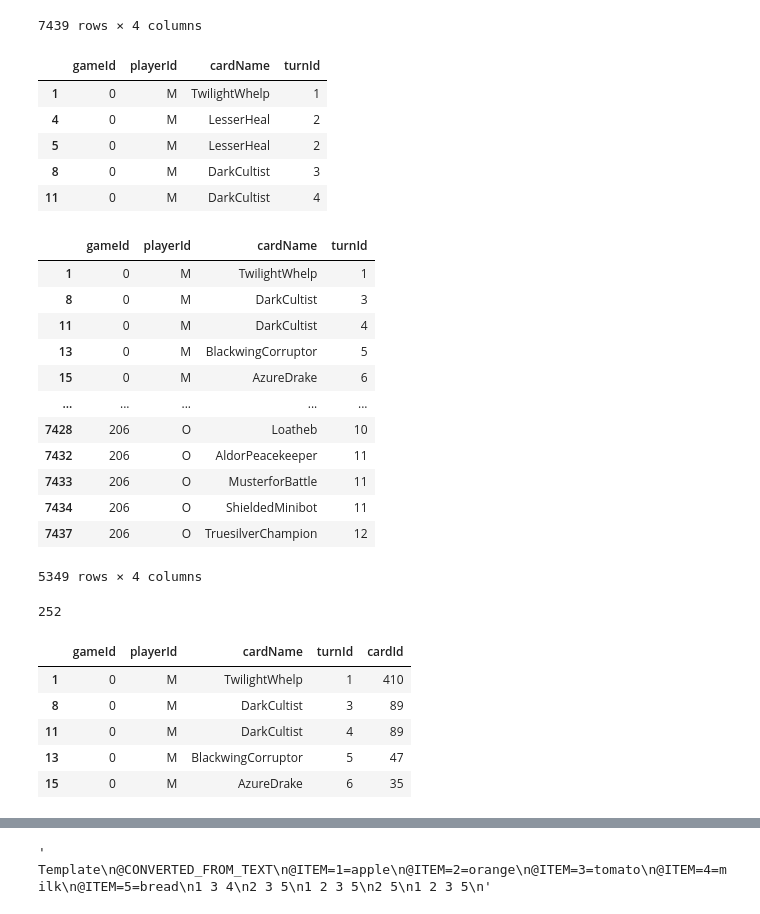
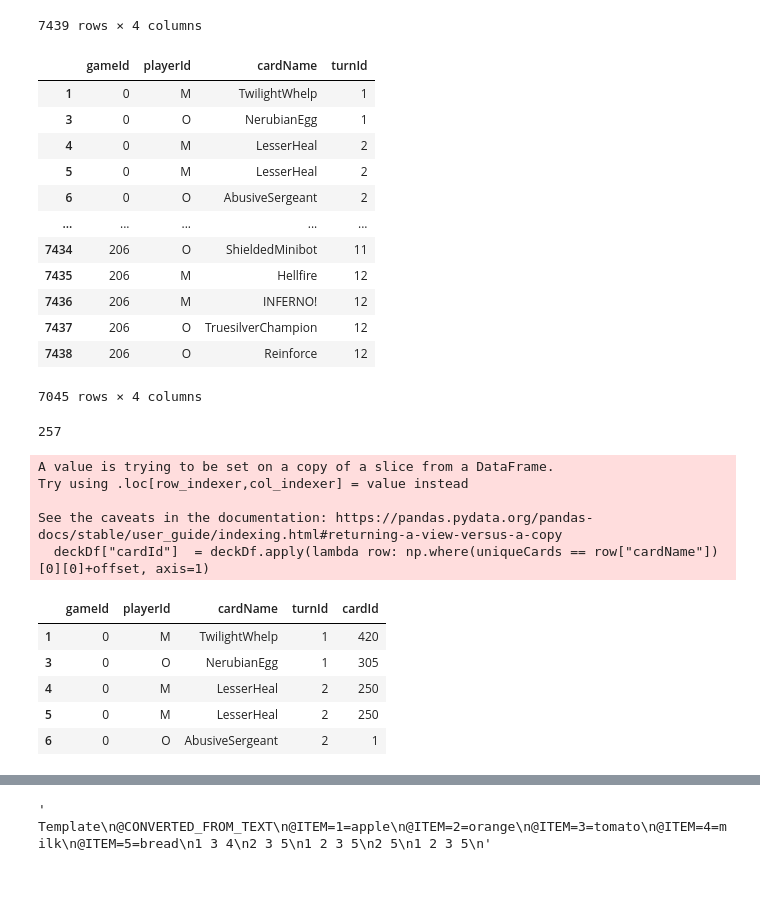
Before and after one commit to Siriusval/artificial_intelligence_tp, a Jupyter notebook: TP2_HS/TP2_HS_data.ipynb, the cells around one changed output, grey strips where cells are left out. Cells and saved outputs as stored; diff of their text form; code cells hidden in the pictures; blank space fills up the shorter version.

```diff
--- a/TP2_HS/TP2_HS_data.ipynb
+++ b/TP2_HS/TP2_HS_data.ipynb
@@ -95,3 +115,7 @@ uniqueCards[:10]
 array(['TwilightWhelp', 'NerubianEgg', 'LesserHeal', 'AbusiveSergeant',
        'MortalCoil', 'DarkCultist', 'PowerOverwhelming', 'LifeTap',
        'ImpGangBoss', 'BlackwingCorruptor'], dtype=object)
+# %%
+# Sort alphabetically
+uniqueCards.sort()
+uniqueCards[:10]
@@ -102,5 +149,0 @@ uniqueCards.size
-# %%
-# Exclude champions power
-powers = ["ArmorUp!","DaggerMastery","Fireblast","LesserHeal","LifeTap","Reinforce","Shapeshift","SteadyShot","TotemicCall"]
-uniqueCards = np.setdiff1d(uniqueCards,powers)
-uniqueCards[:10]
@@ -188,49 +230,46 @@ deckDf
 | 7437 | 206 | O | TruesilverChampion | 12 |
 | 7438 | 206 | O | Reinforce | 12 |
 7439 rows × 4 columns
-# %%
-# Sort to get deck 1 then 2, then 3...
-deckDf = deckDf.sort_values(by=['gameId', 'playerId'])
-deckDf.head()
-# %% [output]
-|  | gameId | playerId | cardName | turnId |
-| 1 | 0 | M | TwilightWhelp | 1 |
-| 4 | 0 | M | LesserHeal | 2 |
-| 5 | 0 | M | LesserHeal | 2 |
-| 8 | 0 | M | DarkCultist | 3 |
-| 11 | 0 | M | DarkCultist | 4 |
 # %%
-# Filter cards
-deckDf= deckDf[deckDf.cardName.isin(uniqueCards)]
+# Filter df to remove unwanted cards
+deckDf = deckDf[deckDf.cardName.isin(uniqueCards)]
 deckDf
 # %% [output]
 |  | gameId | playerId | cardName | turnId |
 | 1 | 0 | M | TwilightWhelp | 1 |
-| 8 | 0 | M | DarkCultist | 3 |
-| 11 | 0 | M | DarkCultist | 4 |
-| 13 | 0 | M | BlackwingCorruptor | 5 |
-| 15 | 0 | M | AzureDrake | 6 |
+| 3 | 0 | O | NerubianEgg | 1 |
+| 4 | 0 | M | LesserHeal | 2 |
+| 5 | 0 | M | LesserHeal | 2 |
+| 6 | 0 | O | AbusiveSergeant | 2 |
 | ... | ... | ... | ... | ... |
-| 7428 | 206 | O | Loatheb | 10 |
-| 7432 | 206 | O | AldorPeacekeeper | 11 |
-| 7433 | 206 | O | MusterforBattle | 11 |
 | 7434 | 206 | O | ShieldedMinibot | 11 |
+| 7435 | 206 | M | Hellfire | 12 |
+| 7436 | 206 | M | INFERNO! | 12 |
 | 7437 | 206 | O | TruesilverChampion | 12 |
+| 7438 | 206 | O | Reinforce | 12 |
-5349 rows × 4 columns
+7045 rows × 4 columns
 # %%
 # test get index
 i = np.where(uniqueCards == "Loatheb")[0][0]
 i
 # %% [output]
-252
+257
 # %%
 # add cards id
-deckDf["cardId"]  = deckDf.apply(lambda row: np.where(uniqueCards == row["cardName"])[0][0], axis=1)
+# /!\ ITEM MUST START WITH 1 instead of 0 -> offset/!\
+offset = 1
+
+deckDf["cardId"]  = deckDf.apply(lambda row: np.where(uniqueCards == row["cardName"])[0][0]+offset, axis=1)
 deckDf.head()
 # %% [output]
+A value is trying to be set on a copy of a slice from a DataFrame.
+Try using .loc[row_indexer,col_indexer] = value instead
+
+See the caveats in the documentation: https://pandas.pydata.org/pandas-docs/stable/user_guide/indexing.html#returning-a-view-versus-a-copy
+  deckDf["cardId"]  = deckDf.apply(lambda row: np.where(uniqueCards == row["cardName"])[0][0]+offset, axis=1)
 |  | gameId | playerId | cardName | turnId | cardId |
-| 1 | 0 | M | TwilightWhelp | 1 | 410 |
-| 8 | 0 | M | DarkCultist | 3 | 89 |
-| 11 | 0 | M | DarkCultist | 4 | 89 |
-| 13 | 0 | M | BlackwingCorruptor | 5 | 47 |
-| 15 | 0 | M | AzureDrake | 6 | 35 |
+| 1 | 0 | M | TwilightWhelp | 1 | 420 |
+| 3 | 0 | O | NerubianEgg | 1 | 305 |
+| 4 | 0 | M | LesserHeal | 2 | 250 |
+| 5 | 0 | M | LesserHeal | 2 | 250 |
+| 6 | 0 | O | AbusiveSergeant | 2 | 1 |
```
Also changed, not shown: parts of 53 cells of this notebook, 7 other files.
